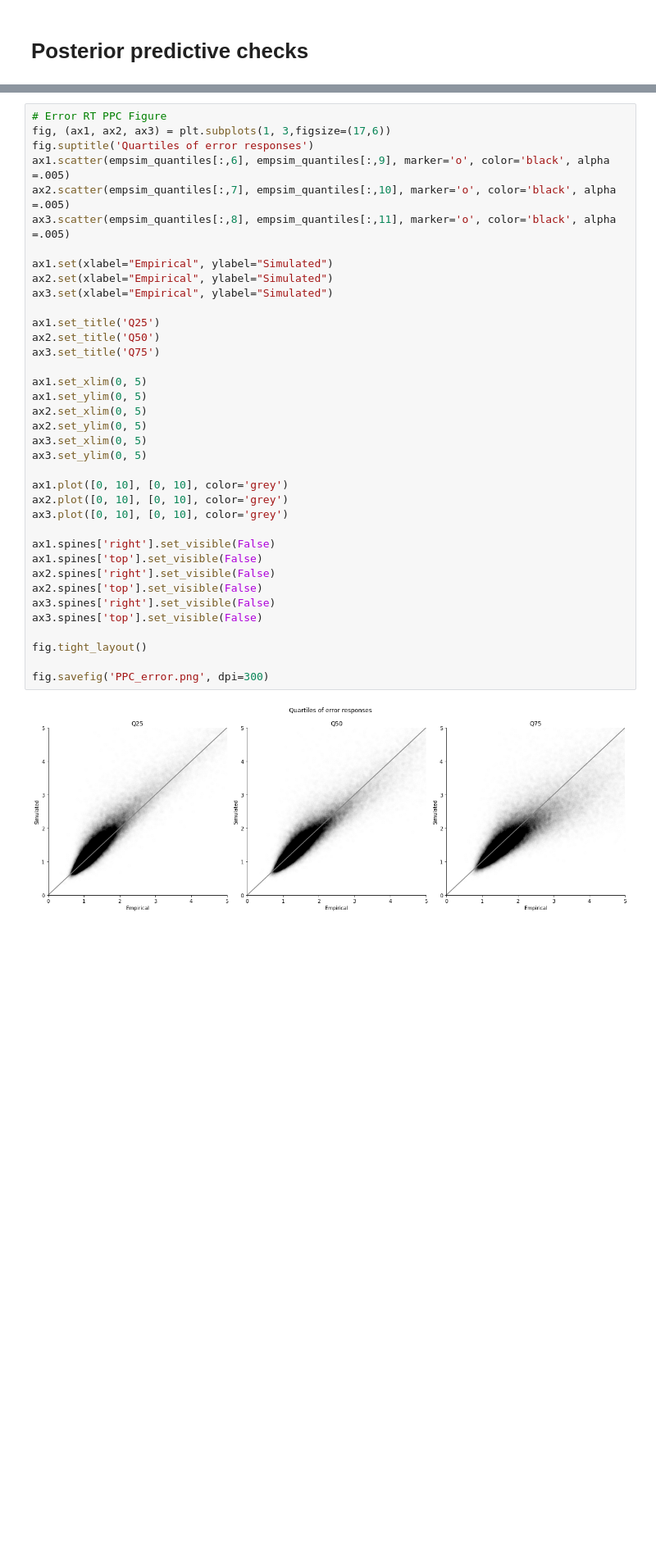
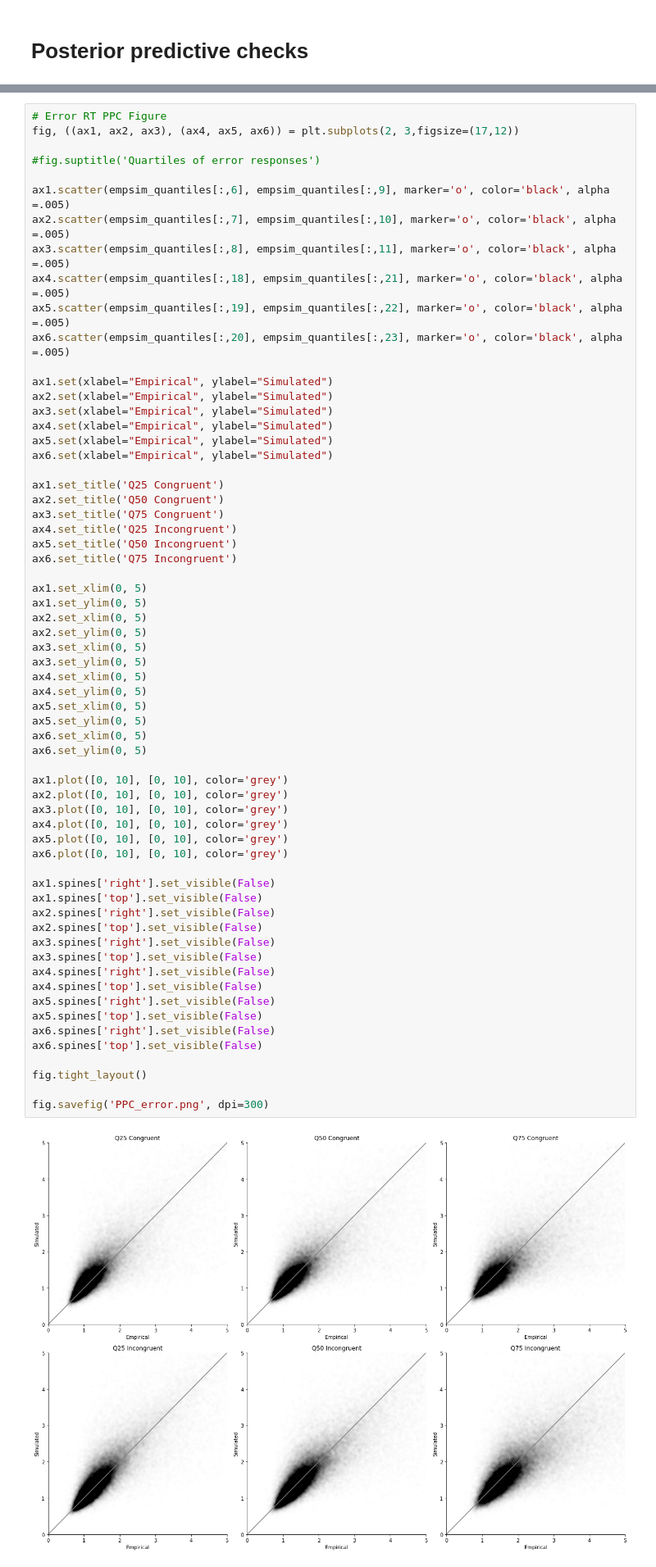
Before and after one commit to stefanradev93/DataSizeMatters, a Jupyter notebook: IAT_GroupPlots_PPCPlots.ipynb, the cells around one changed output, grey strips where cells are left out. Shown at 82% size. Saved outputs shown, nothing was run; the diff lists cells and outputs as text; blank space fills up the shorter version.

```diff
--- a/IAT_GroupPlots_PPCPlots.ipynb
+++ b/IAT_GroupPlots_PPCPlots.ipynb
@@ -580,39 +688,65 @@ fig.savefig('PPC_correct.png', dpi=300)
 # %%
 # Error RT PPC Figure
-fig, (ax1, ax2, ax3) = plt.subplots(1, 3,figsize=(17,6))
-fig.suptitle('Quartiles of error responses')
+fig, ((ax1, ax2, ax3), (ax4, ax5, ax6)) = plt.subplots(2, 3,figsize=(17,12))
+
+#fig.suptitle('Quartiles of error responses')
+
 ax1.scatter(empsim_quantiles[:,6], empsim_quantiles[:,9], marker='o', color='black', alpha =.005)
 ax2.scatter(empsim_quantiles[:,7], empsim_quantiles[:,10], marker='o', color='black', alpha =.005)
 ax3.scatter(empsim_quantiles[:,8], empsim_quantiles[:,11], marker='o', color='black', alpha =.005)
+ax4.scatter(empsim_quantiles[:,18], empsim_quantiles[:,21], marker='o', color='black', alpha =.005)
+ax5.scatter(empsim_quantiles[:,19], empsim_quantiles[:,22], marker='o', color='black', alpha =.005)
+ax6.scatter(empsim_quantiles[:,20], empsim_quantiles[:,23], marker='o', color='black', alpha =.005)
 
 ax1.set(xlabel="Empirical", ylabel="Simulated")
 ax2.set(xlabel="Empirical", ylabel="Simulated")
 ax3.set(xlabel="Empirical", ylabel="Simulated")
+ax4.set(xlabel="Empirical", ylabel="Simulated")
+ax5.set(xlabel="Empirical", ylabel="Simulated")
+ax6.set(xlabel="Empirical", ylabel="Simulated")
 
-ax1.set_title('Q25')
-ax2.set_title('Q50')
-ax3.set_title('Q75')
+ax1.set_title('Q25 Congruent')
+ax2.set_title('Q50 Congruent')
+ax3.set_title('Q75 Congruent')
+ax4.set_title('Q25 Incongruent')
+ax5.set_title('Q50 Incongruent')
+ax6.set_title('Q75 Incongruent')
 
 ax1.set_xlim(0, 5)
 ax1.set_ylim(0, 5)
 ax2.set_xlim(0, 5)
 ax2.set_ylim(0, 5)
 ax3.set_xlim(0, 5)
 ax3.set_ylim(0, 5)
+ax4.set_xlim(0, 5)
+ax4.set_ylim(0, 5)
+ax5.set_xlim(0, 5)
+ax5.set_ylim(0, 5)
+ax6.set_xlim(0, 5)
+ax6.set_ylim(0, 5)
 
 ax1.plot([0, 10], [0, 10], color='grey')
 ax2.plot([0, 10], [0, 10], color='grey')
 ax3.plot([0, 10], [0, 10], color='grey')
+ax4.plot([0, 10], [0, 10], color='grey')
+ax5.plot([0, 10], [0, 10], color='grey')
+ax6.plot([0, 10], [0, 10], color='grey')
 
 ax1.spines['right'].set_visible(False)
 ax1.spines['top'].set_visible(False)
 ax2.spines['right'].set_visible(False)
 ax2.spines['top'].set_visible(False)
 ax3.spines['right'].set_visible(False)
 ax3.spines['top'].set_visible(False)
+ax4.spines['right'].set_visible(False)
+ax4.spines['top'].set_visible(False)
+ax5.spines['right'].set_visible(False)
+ax5.spines['top'].set_visible(False)
+ax6.spines['right'].set_visible(False)
+ax6.spines['top'].set_visible(False)
 
 fig.tight_layout()
 
 fig.savefig('PPC_error.png', dpi=300)
 # %% [output]
-[figure, old version]
+[figure, new version]
```
Also changed, not shown: parts of 8 cells of this notebook, 7 other files.
